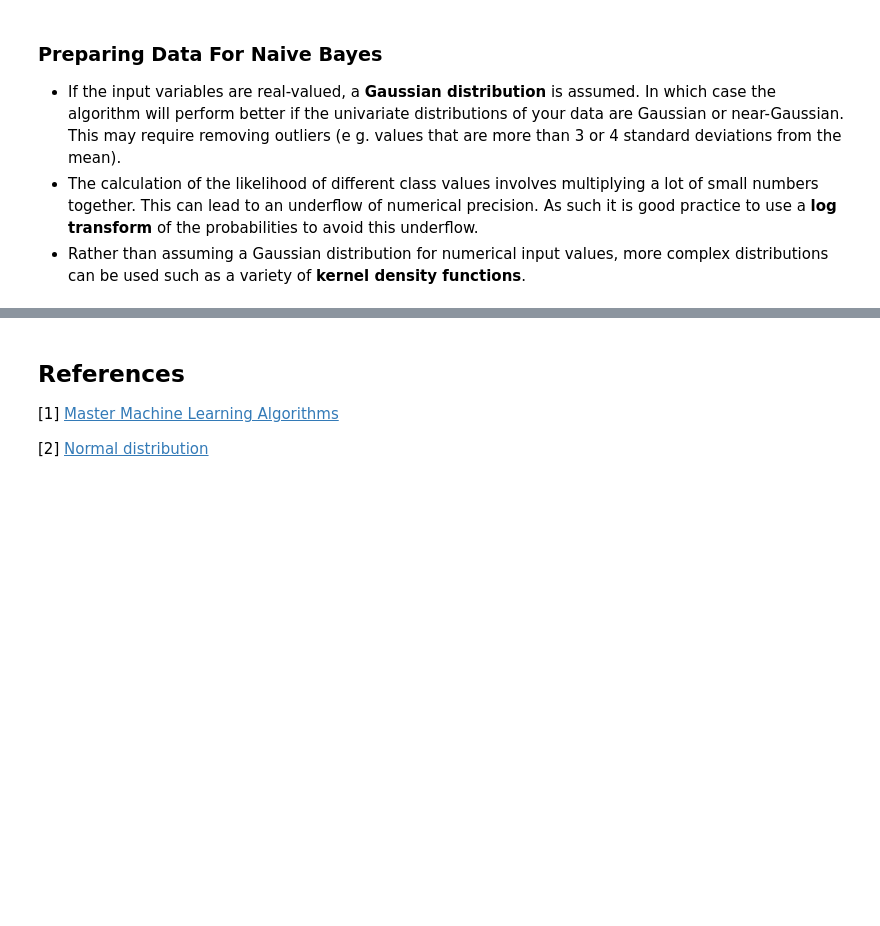
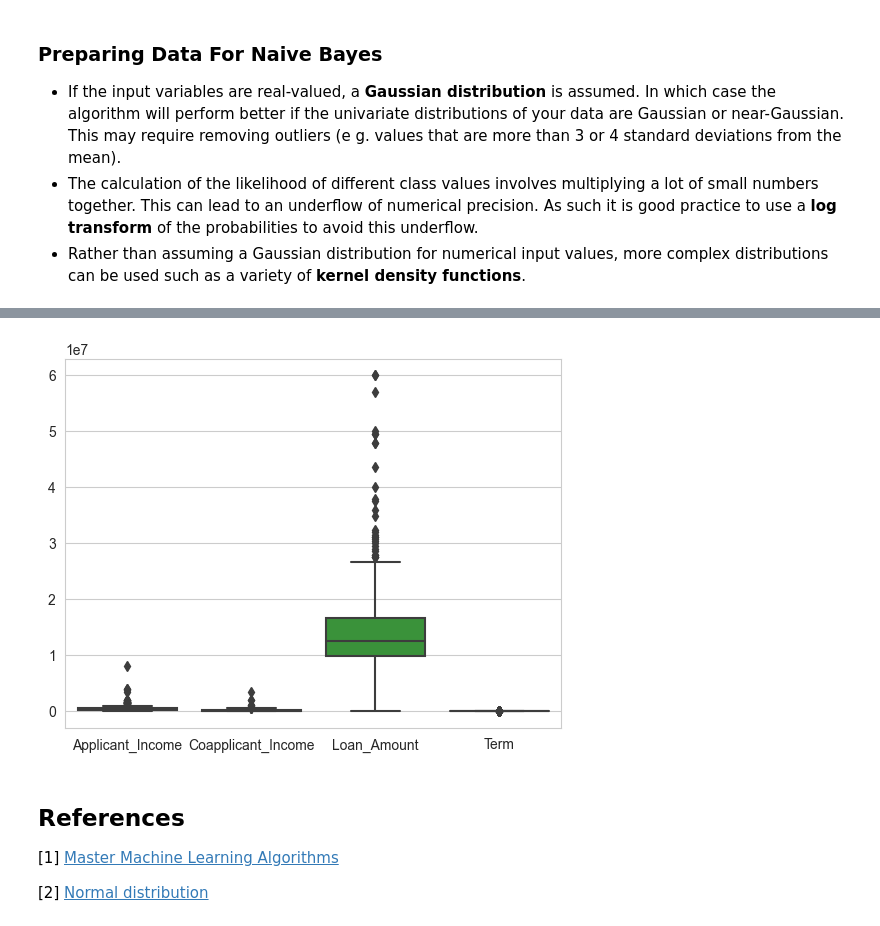
Before and after one commit to muscak/Master-Machine-Learning-Algorithms, a Jupyter notebook: Nonlinear-Algorithms/Gaussian-Naive-Bayes/Gaussian_Naive_Bayes.ipynb, the cells around one changed output, grey strips where cells are left out. Cells and saved outputs as stored; diff of their text form; code cells hidden in the pictures; blank space fills up the shorter version.

Commit message:
data prep started

```diff
--- a/Nonlinear-Algorithms/Gaussian-Naive-Bayes/Gaussian_Naive_Bayes.ipynb
+++ b/Nonlinear-Algorithms/Gaussian-Naive-Bayes/Gaussian_Naive_Bayes.ipynb
@@ -263,0 +365,5 @@ memory usage: 57.7+ KB
+# %%
+sb.boxplot(data=df[nmr_features])
+plt.show()
+# %% [output]
+[figure, added]
```
Also changed, not shown: parts of 15 cells of this notebook.
